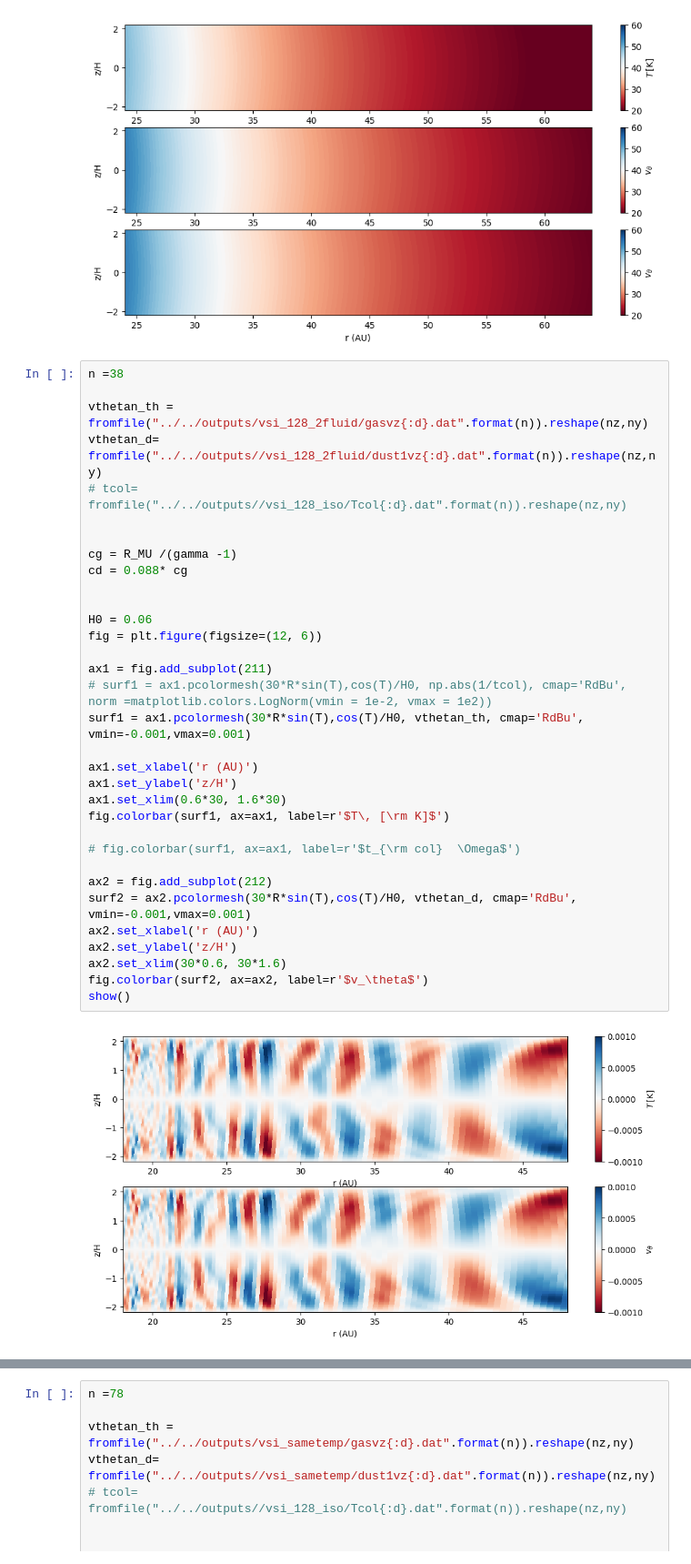
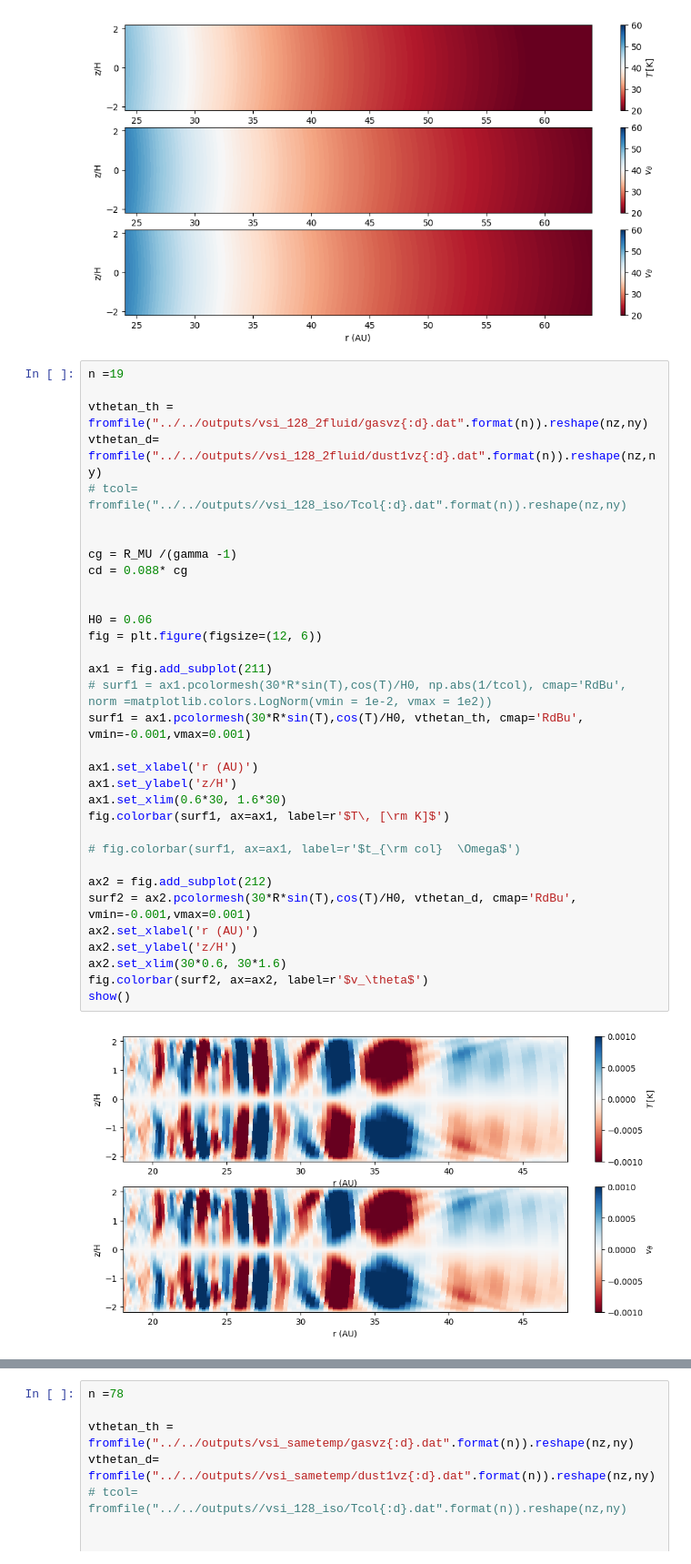
Before and after one commit to NadineSoliman/fargo3d, a Jupyter notebook: setups/vsi/vsi.ipynb, the cells around one changed output, grey strips where cells are left out. Shown at 91% size. Saved outputs shown, nothing was run; the diff lists cells and outputs as text.

```diff
--- a/setups/vsi/vsi.ipynb
+++ b/setups/vsi/vsi.ipynb
@@ -280,37 +292,37 @@ show()
 # %% [output]
 [figure]
 # %%
-n =38
+n =19
 
 vthetan_th = fromfile("../../outputs/vsi_128_2fluid/gasvz{:d}.dat".format(n)).reshape(nz,ny)
 vthetan_d= fromfile("../../outputs//vsi_128_2fluid/dust1vz{:d}.dat".format(n)).reshape(nz,ny)
 # tcol= fromfile("../../outputs//vsi_128_iso/Tcol{:d}.dat".format(n)).reshape(nz,ny)
 
 
 cg = R_MU /(gamma -1)
 cd = 0.088* cg
 
 
 H0 = 0.06
 fig = plt.figure(figsize=(12, 6))
 
 ax1 = fig.add_subplot(211)
 # surf1 = ax1.pcolormesh(30*R*sin(T),cos(T)/H0, np.abs(1/tcol), cmap='RdBu', norm =matplotlib.colors.LogNorm(vmin = 1e-2, vmax = 1e2))
 surf1 = ax1.pcolormesh(30*R*sin(T),cos(T)/H0, vthetan_th, cmap='RdBu', vmin=-0.001,vmax=0.001)
 
 ax1.set_xlabel('r (AU)')
 ax1.set_ylabel('z/H')
 ax1.set_xlim(0.6*30, 1.6*30)
 fig.colorbar(surf1, ax=ax1, label=r'$T\, [\rm K]$')
 
 # fig.colorbar(surf1, ax=ax1, label=r'$t_{\rm col}  \Omega$')
 
 ax2 = fig.add_subplot(212)
 surf2 = ax2.pcolormesh(30*R*sin(T),cos(T)/H0, vthetan_d, cmap='RdBu', vmin=-0.001,vmax=0.001)
 ax2.set_xlabel('r (AU)')
 ax2.set_ylabel('z/H')
 ax2.set_xlim(30*0.6, 30*1.6)
 fig.colorbar(surf2, ax=ax2, label=r'$v_\theta$')
 show()
 # %% [output]
-[figure, old version]
+[figure, new version]
```
Also changed, not shown: parts of 13 cells of this notebook, 6 other files.
